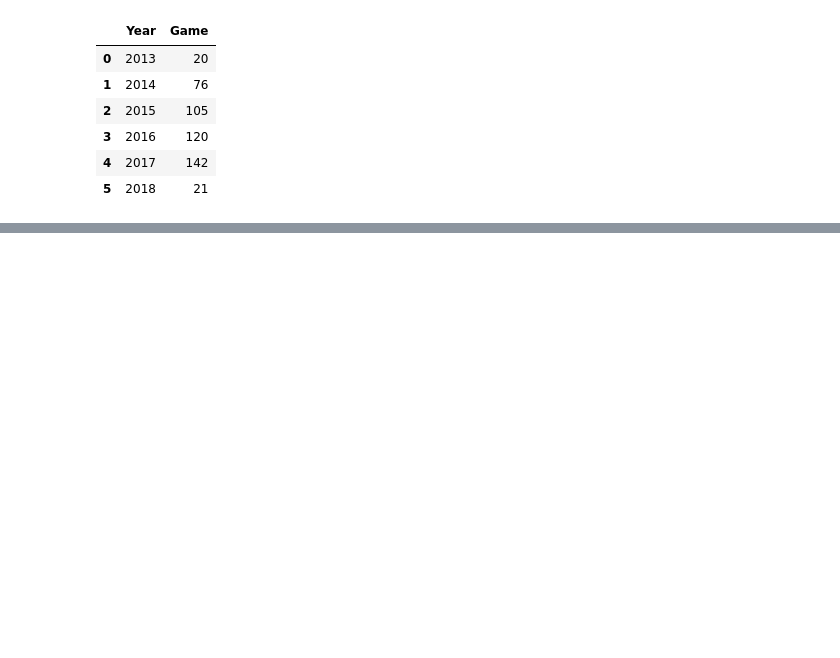
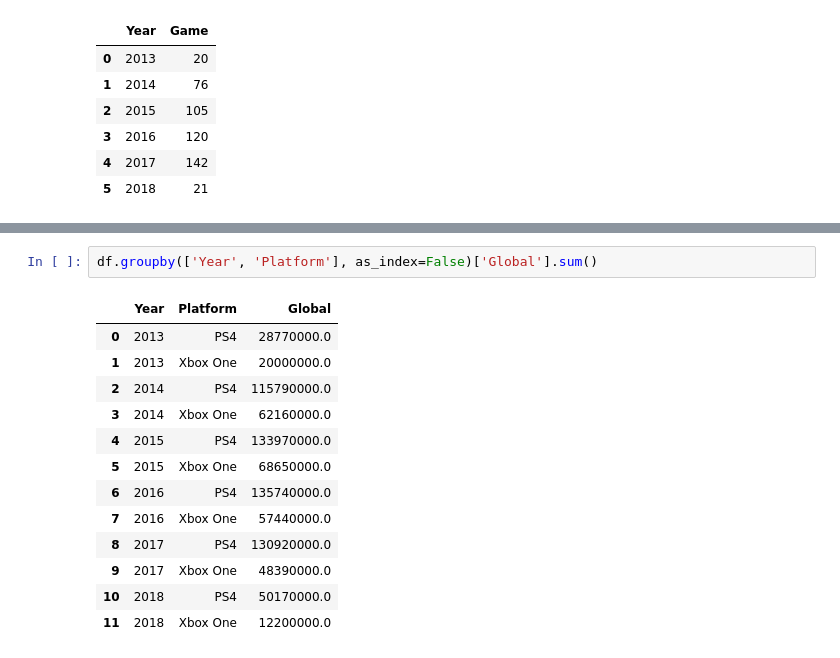
Before and after one commit to RomanoGameplay/Projeto2, a Jupyter notebook: functions/test_graph.ipynb, the cells around one changed output, grey strips where cells are left out. Drawn from its saved outputs; the diff is of its cells as text; blank space fills up the shorter version.

```diff
--- a/functions/test_graph.ipynb
+++ b/functions/test_graph.ipynb
@@ -219,0 +260,16 @@ line(profit_per_year(df_xbox), x='Year', y='Global', title='Profit (Xbox One)')
+# %%
+df.groupby(['Year', 'Platform'], as_index=False)['Global'].sum()
+# %% [output]
+|  | Year | Platform | Global |
+| 0 | 2013 | PS4 | 28770000.0 |
+| 1 | 2013 | Xbox One | 20000000.0 |
+| 2 | 2014 | PS4 | 115790000.0 |
+| 3 | 2014 | Xbox One | 62160000.0 |
+| 4 | 2015 | PS4 | 133970000.0 |
+| 5 | 2015 | Xbox One | 68650000.0 |
+| 6 | 2016 | PS4 | 135740000.0 |
+| 7 | 2016 | Xbox One | 57440000.0 |
+| 8 | 2017 | PS4 | 130920000.0 |
+| 9 | 2017 | Xbox One | 48390000.0 |
+| 10 | 2018 | PS4 | 50170000.0 |
+| 11 | 2018 | Xbox One | 12200000.0 |
```
Also changed, not shown: parts of 29 cells of this notebook.
